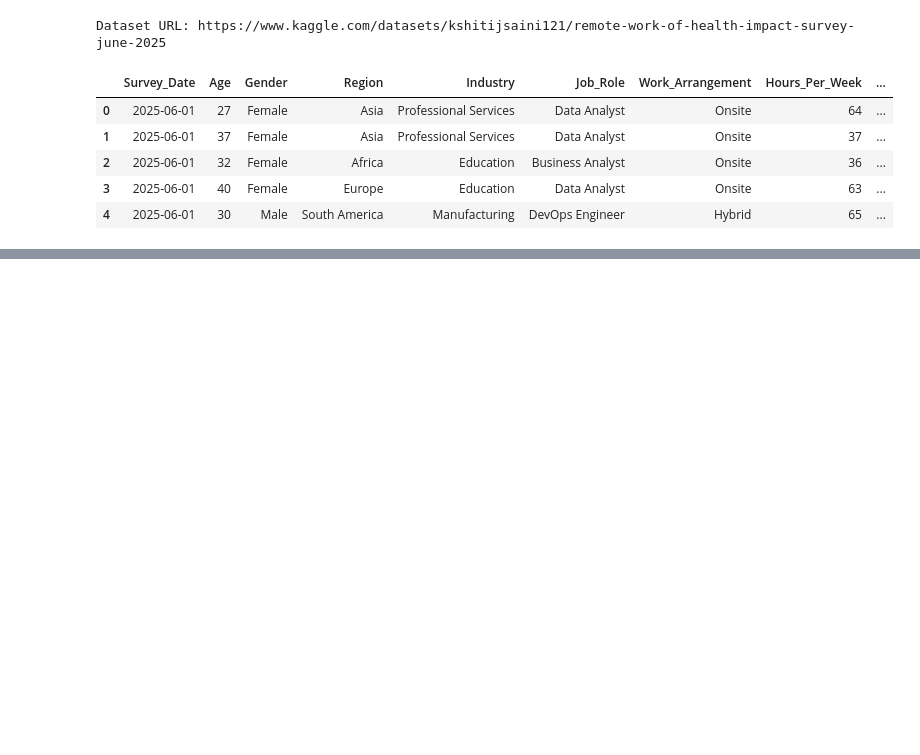
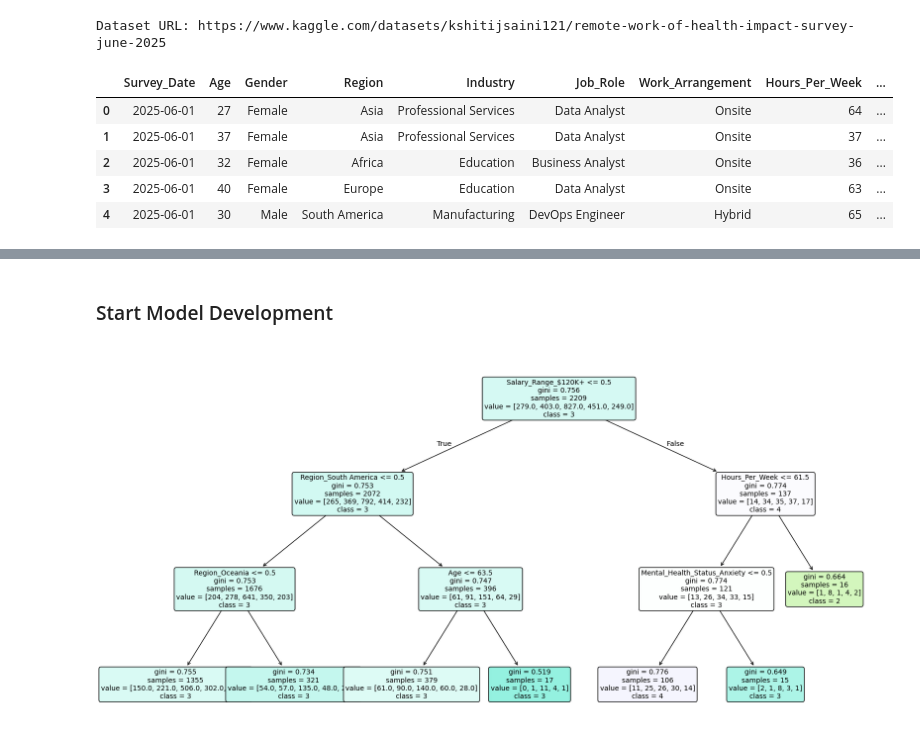
Before and after one commit to hantayc/remote-work-health-survey, a Jupyter notebook: eda.ipynb, the cells around one changed output, grey strips where cells are left out. Drawn from its saved outputs; the diff is of its cells as text; code cells hidden in the pictures; blank space fills up the shorter version.

Commit message:
starting decision tree build

```diff
--- a/eda.ipynb
+++ b/eda.ipynb
@@ -107,0 +157,15 @@ Name: count, dtype: int64
+# %%
+cat_vars = df.select_dtypes(include = ['object', 'category']).columns.to_list()
+
+print(f"List of Categorical Variables to be one-hot encoded: {cat_vars}")
+
+# def fn to one-hot for decision tree
+def one_hot_encode(df, cols):
+    return pd.get_dummies(
+        df,
+        columns=cols,
+        prefix=cols,
+        dtype = int
+    )
+
+df_encoded = one_hot_encode(df, cat_vars)
@@ -107,0 +268,26 @@ Name: count, dtype: int64
+# %% [markdown]
+### Start Model Development
+# %%
+clf_wlb = DecisionTreeClassifier(
+    max_depth=3,
+    min_samples_split=20,
+    min_samples_leaf=10,
+    random_state=42
+)
+
+clf_wlb.fit(X_train, y1_train)
+
+plt.figure(figsize=(20,10))
+
+tree.plot_tree(
+    clf_wlb,
+    filled = True,
+    rounded = True,
+    feature_names= X.columns,
+    class_names = [str(c) for c in clf_wlb.classes_],
+    fontsize=10
+)
+
+plt.show()
+# %% [output]
+[figure, added]
```
Also changed, not shown: parts of 22 cells of this notebook.
